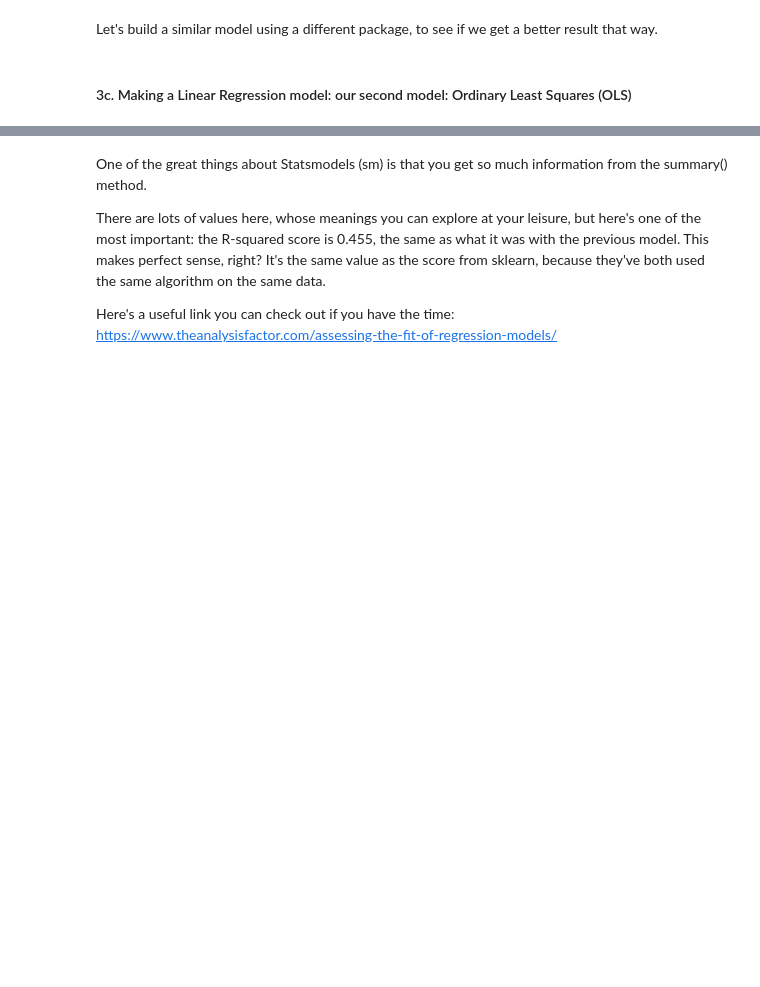
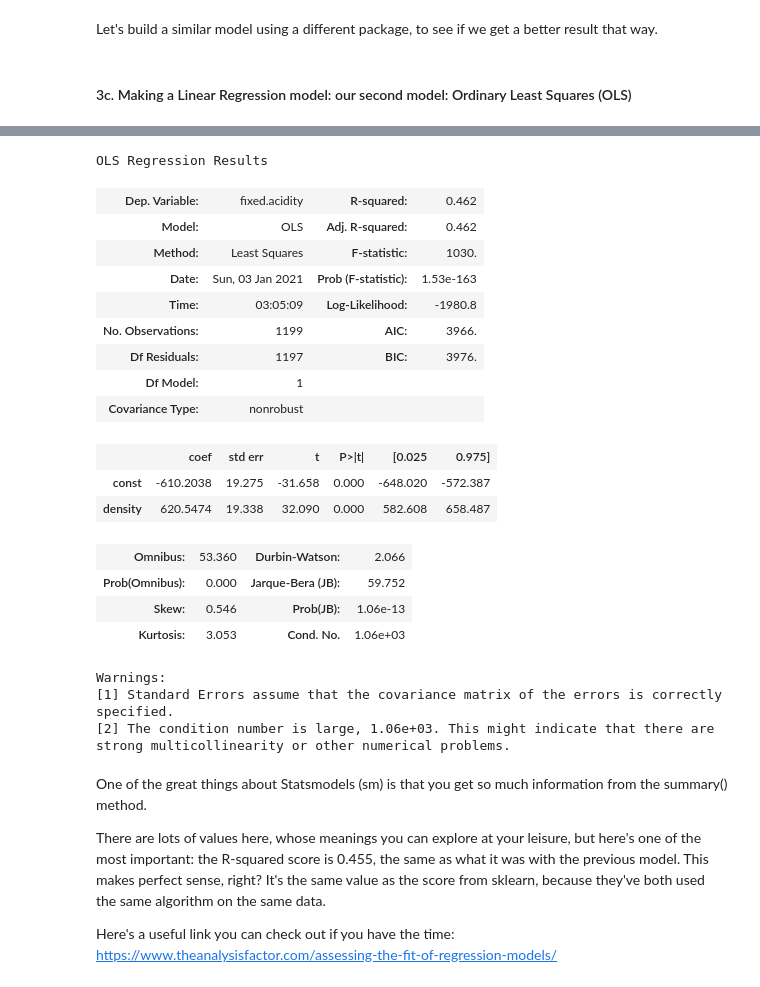
Before and after one commit to pauljacob/mini_projects, a Jupyter notebook: 1604024426_Springboard_Linear_Regression_Case_Study_10292020/Springboard Regression Case Study - the Red Wine Dataset - Tier 3.ipynb, the cells around one changed output, grey strips where cells are left out. Drawn from its saved outputs; the diff is of its cells as text; code cells hidden in the pictures; blank space fills up the shorter version.

```diff
--- a/1604024426_Springboard_Linear_Regression_Case_Study_10292020/Springboard Regression Case Study - the Red Wine Dataset - Tier 3.ipynb
+++ b/1604024426_Springboard_Linear_Regression_Case_Study_10292020/Springboard Regression Case Study - the Red Wine Dataset - Tier 3.ipynb
@@ -351,18 +405,40 @@ _ _ _
 # %%
 # The rest of the preparation is as before.
-_ _ _
+y = df['fixed.acidity']
 
 # Split the data using train_test_split()
-_ _ _
+X_train2, X_test2, y_train2, y_test2 = train_test_split(X, y, test_size=.25)
 # %%
 # Create the model
-_ _ _
+model = sm.OLS(y_train2, X_train2)
 
 # Fit the model with fit()
-_ _ _
+results = model.fit()
 # %%
 # Evaluate the model with .summary()
-_ _ _
+results.summary()
+# %% [output]
+OLS Regression Results
+| Dep. Variable: | fixed.acidity | R-squared: | 0.462 |
+| Model: | OLS | Adj. R-squared: | 0.462 |
+| Method: | Least Squares | F-statistic: | 1030. |
+| Date: | Sun, 03 Jan 2021 | Prob (F-statistic): | 1.53e-163 |
+| Time: | 03:05:09 | Log-Likelihood: | -1980.8 |
+| No. Observations: | 1199 | AIC: | 3966. |
+| Df Residuals: | 1197 | BIC: | 3976. |
+| Df Model: | 1 |  |  |
+| Covariance Type: | nonrobust |  |  |
+|  | coef | std err | t | P>|t| | [0.025 | 0.975] |
+| const | -610.2038 | 19.275 | -31.658 | 0.000 | -648.020 | -572.387 |
+| density | 620.5474 | 19.338 | 32.090 | 0.000 | 582.608 | 658.487 |
+| Omnibus: | 53.360 | Durbin-Watson: | 2.066 |
+| Prob(Omnibus): | 0.000 | Jarque-Bera (JB): | 59.752 |
+| Skew: | 0.546 | Prob(JB): | 1.06e-13 |
+| Kurtosis: | 3.053 | Cond. No. | 1.06e+03 |
+Warnings:
+[1] Standard Errors assume that the covariance matrix of the errors is correctly specified.
+[2] The condition number is large, 1.06e+03. This might indicate that there are
+strong multicollinearity or other numerical problems.
 # %% [markdown]
 One of the great things about Statsmodels (sm) is that you get so much information from the summary() method.
 
```
Also changed, not shown: parts of 32 cells of this notebook.
